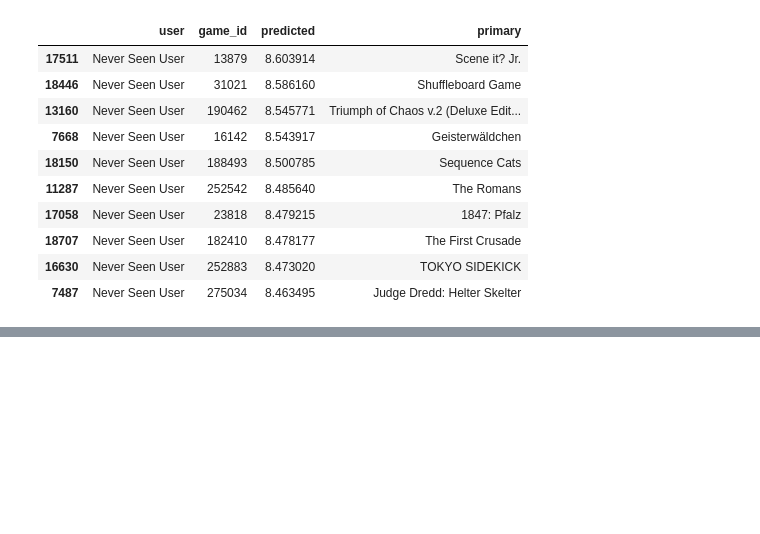
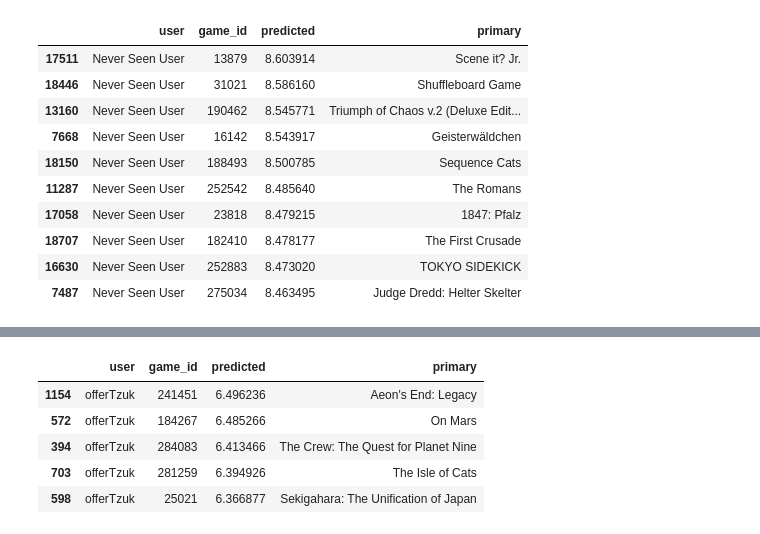
Before and after one commit to guruyaya/bgg-recommandation-model, a Jupyter notebook: exploring_model.ipynb, the cells around one changed output, grey strips where cells are left out. Cells and saved outputs as stored; diff of their text form; code cells hidden in the pictures; blank space fills up the shorter version.

```diff
--- a/exploring_model.ipynb
+++ b/exploring_model.ipynb
@@ -336,0 +473,25 @@ all_games_X_base.join(game_details_df[['primary']], on=all_games_X_base.game_id)
+# %%
+games_played = out_without_war['game_id']
+
+popular_games = game_details_df[ game_details_df['numcomments'] > 400]
+
+other_games_X_base = pd.DataFrame([(' offerTzuk ', id)    for id in popular_games[ ~popular_games.index.isin(games_played) ].index],
+columns=['user', 'game_id'])
+
+pipeline = get_pipeline('models/encoded_games_detailed_info.fethear')
+pipeline.fit(out_without_war, out_without_wary)
+other_games_X = pipeline.transform(other_games_X_base)
+other_games_X = pd.DataFrame(other_games_X, columns=pipeline.steps[-1][1].get_feature_names())
+
+res = model.predict(xgb.DMatrix(other_games_X))
+other_games_X_base['predicted'] = pd.Series(res)
+
+ofer_top_5 = other_games_X_base.join(popular_games[['primary']], on=other_games_X_base.game_id).sort_values('predicted', ascending=False).head(5)
+ofer_top_5
+# %% [output]
+|  | user | game_id | predicted | primary |
+| 1154 | offerTzuk | 241451 | 6.496236 | Aeon's End: Legacy |
+| 572 | offerTzuk | 184267 | 6.485266 | On Mars |
+| 394 | offerTzuk | 284083 | 6.413466 | The Crew: The Quest for Planet Nine |
+| 703 | offerTzuk | 281259 | 6.394926 | The Isle of Cats |
+| 598 | offerTzuk | 25021 | 6.366877 | Sekigahara: The Unification of Japan |
```
Also changed, not shown: parts of 14 cells of this notebook.
